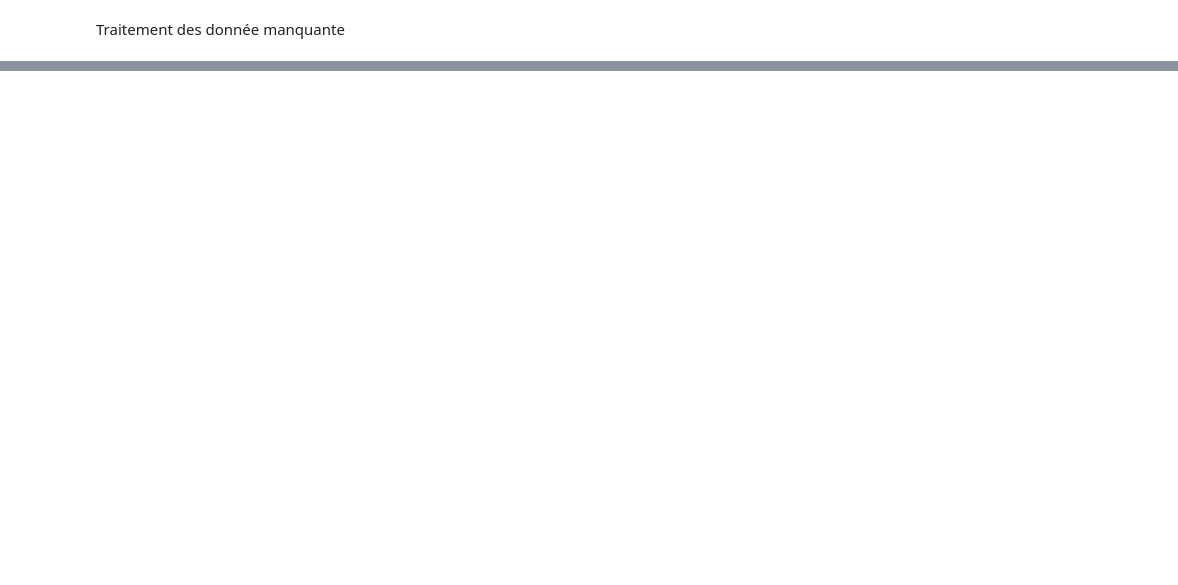
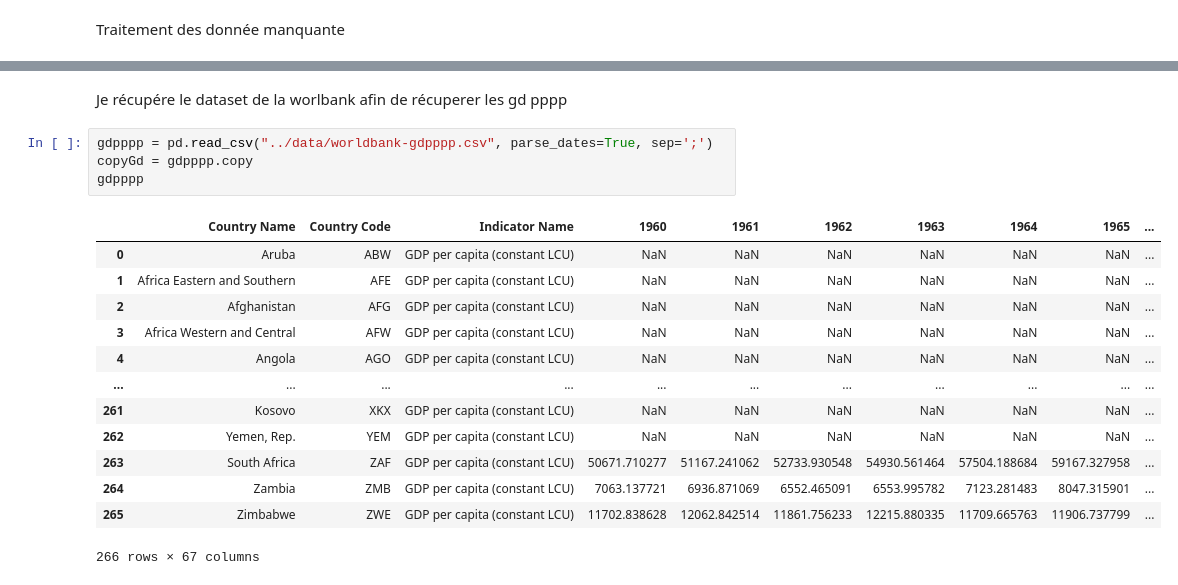
Before and after one commit to yassineBenHassoun/data-analysis-income-predict, a Jupyter notebook: app/jupyter/resources/project/mission_0_nettoyageData.ipynb, the cells around one changed output, grey strips where cells are left out. Drawn from its saved outputs; the diff is of its cells as text; blank space fills up the shorter version.

```diff
--- a/app/jupyter/resources/project/mission_0_nettoyageData.ipynb
+++ b/app/jupyter/resources/project/mission_0_nettoyageData.ipynb
@@ -565,0 +271,20 @@ iso3.head()
+# %% [markdown]
+Je récupére le dataset de la worlbank afin de récuperer les gd pppp
+# %%
+gdpppp = pd.read_csv("../data/worldbank-gdpppp.csv", parse_dates=True, sep=';')
+copyGd = gdpppp.copy
+gdpppp
+# %% [output]
+|  | Country Name | Country Code | Indicator Name | 1960 | 1961 | 1962 | 1963 | 1964 | 1965 | ... |
+| 0 | Aruba | ABW | GDP per capita (constant LCU) | NaN | NaN | NaN | NaN | NaN | NaN | ... |
+| 1 | Africa Eastern and Southern | AFE | GDP per capita (constant LCU) | NaN | NaN | NaN | NaN | NaN | NaN | ... |
+| 2 | Afghanistan | AFG | GDP per capita (constant LCU) | NaN | NaN | NaN | NaN | NaN | NaN | ... |
+| 3 | Africa Western and Central | AFW | GDP per capita (constant LCU) | NaN | NaN | NaN | NaN | NaN | NaN | ... |
+| 4 | Angola | AGO | GDP per capita (constant LCU) | NaN | NaN | NaN | NaN | NaN | NaN | ... |
+| ... | ... | ... | ... | ... | ... | ... | ... | ... | ... | ... |
+| 261 | Kosovo | XKX | GDP per capita (constant LCU) | NaN | NaN | NaN | NaN | NaN | NaN | ... |
+| 262 | Yemen, Rep. | YEM | GDP per capita (constant LCU) | NaN | NaN | NaN | NaN | NaN | NaN | ... |
+| 263 | South Africa | ZAF | GDP per capita (constant LCU) | 50671.710277 | 51167.241062 | 52733.930548 | 54930.561464 | 57504.188684 | 59167.327958 | ... |
+| 264 | Zambia | ZMB | GDP per capita (constant LCU) | 7063.137721 | 6936.871069 | 6552.465091 | 6553.995782 | 7123.281483 | 8047.315901 | ... |
+| 265 | Zimbabwe | ZWE | GDP per capita (constant LCU) | 11702.838628 | 12062.842514 | 11861.756233 | 12215.880335 | 11709.665763 | 11906.737799 | ... |
+266 rows × 67 columns
```
Also changed, not shown: parts of 62 cells of this notebook, 2 other files.
